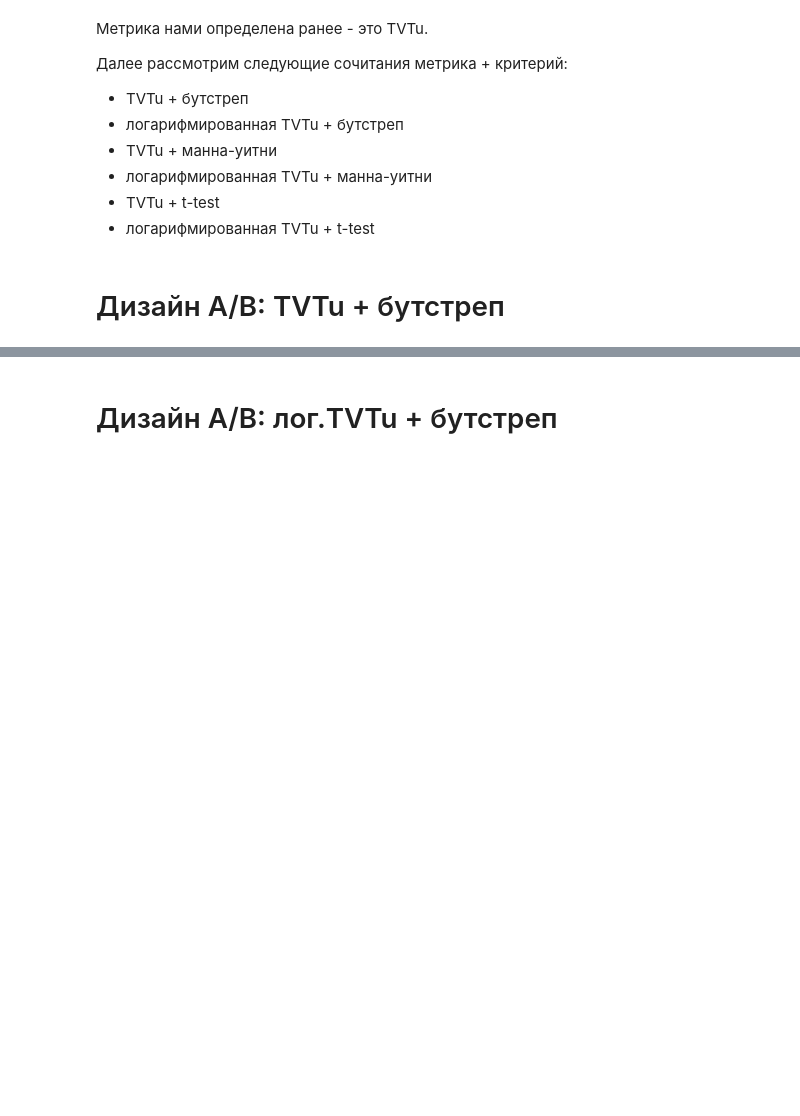
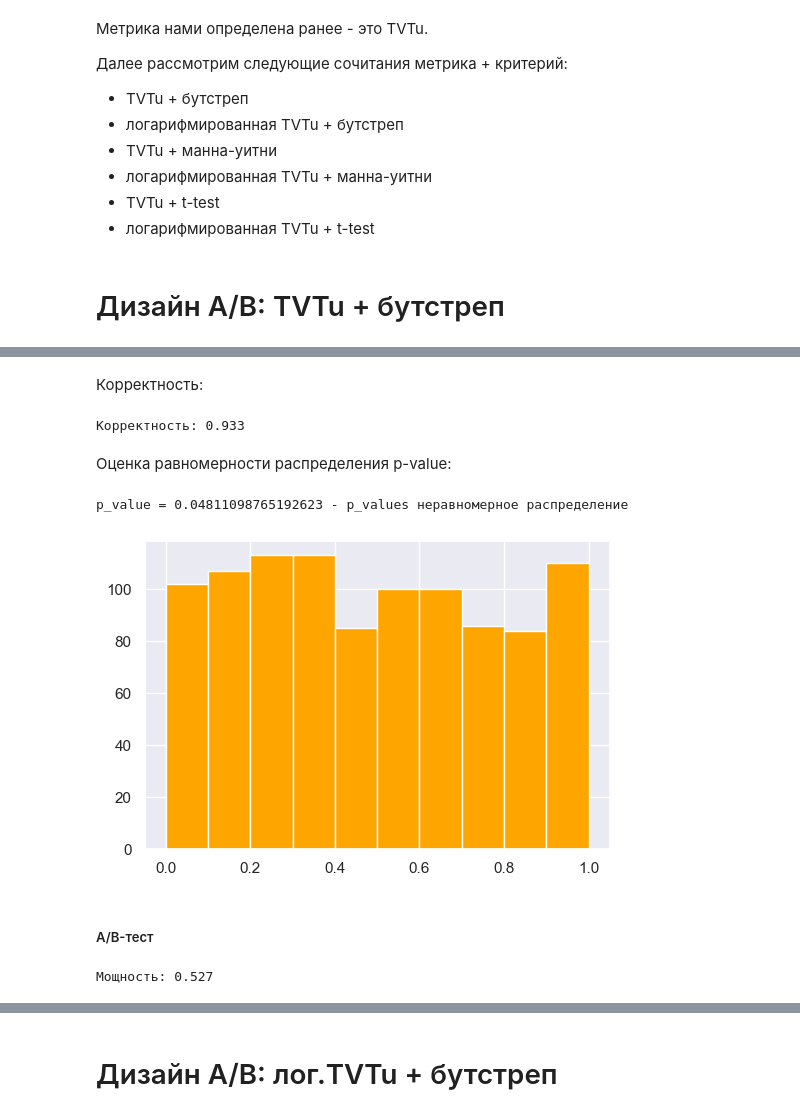
Before and after one commit to Shchetinnikov/AB_testing_course, a Jupyter notebook: homeworks/hw1/hw1.ipynb, the cells around one changed output, grey strips where cells are left out. Drawn from its saved outputs; the diff is of its cells as text; code cells hidden in the pictures; blank space fills up the shorter version.

```diff
--- a/homeworks/hw1/hw1.ipynb
+++ b/homeworks/hw1/hw1.ipynb
@@ -463,0 +491,71 @@ users_total_dur.merge(users, how='inner', on=['user_id'])
+# %% [markdown]
+Корректность:
+# %%
+correctness = []
+values = []
+
+for i in tqdm(range(1000)):
+    group_A, group_B = train_test_split(users_total_dur,
+                                        test_size=0.5,
+                                        shuffle=True)
+    #bootstrap
+    sample_a_mean = calc_bootstrap_mean(group_A['total_dur'], size=250)
+    sample_b_mean = calc_bootstrap_mean(group_B['total_dur'], size=250)
+    values.append(sample_a_mean - sample_b_mean)
+
+    left_side, right_side = np.percentile(sample_a_mean - sample_b_mean,
+                                                  [100 * 0.05 / 2., 100 * (1 - 0.05 / 2.)]) # считаем 95% доверительный интервал для разницы средних
+
+    correctness.append(not left_side <= 0 <= right_side)
+    test_correctness = collections.Counter(correctness)
+
+print(f'Корректность: {1 - test_correctness[1]/(test_correctness[1] + test_correctness[0])}')
+# %% [output]
+Корректность: 0.933
+# %% [markdown]
+Оценка равномерности распределения p-value:
+# %%
+pvalues = [get_p_value(dist) for dist in values]
+# %%
+stat, p_value = kstest(pvalues, uniform(loc=0.0, scale=1.0).cdf)
+
+if p_value < 0.05:
+    print(f'p_value = {p_value} - p_values неравномерное распределение')
+else:
+    print(f'p_value = {p_value} - p_values равномерное распределение')
+# %% [output]
+p_value = 0.04811098765192623 - p_values неравномерное распределение
+# %%
+plot_pvalues_hist(pvalues)
+# %% [output]
+[figure, added]
+# %% [markdown]
+##### A/B-тест
+# %%
+# Эффект 1%
+
+power = []
+values = []
+
+for i in tqdm(range(1000)):
+    group_A, group_B = train_test_split(users_total_dur,
+                                        test_size=0.5,
+                                        shuffle=True)
+
+    group_B['total_dur_1_eff'] = group_B['total_dur'] * (1 + 0.01)
+
+    #bootstrap 1%
+    sample_a_mean = calc_bootstrap_mean(group_A['total_dur'], size=250)
+    sample_b_mean = calc_bootstrap_mean(group_B['total_dur_1_eff'], size=250)
+    values.append(sample_a_mean - sample_b_mean)
+
+    left_side, right_side = np.percentile(sample_a_mean - sample_b_mean,
+                                          [100 * 0.05 / 2., 100 * (1 - 0.05 / 2.)]) # считаем 95% доверительный интервал для разницы средних
+
+    power.append(not left_side <= 0 <= right_side)
+
+    test_power = collections.Counter(power)
+
+print(f'Мощность: {test_power[1]/(test_power[1] + test_power[0])}')
+# %% [output]
+Мощность: 0.527
```
Also changed, not shown: parts of 87 cells of this notebook.
